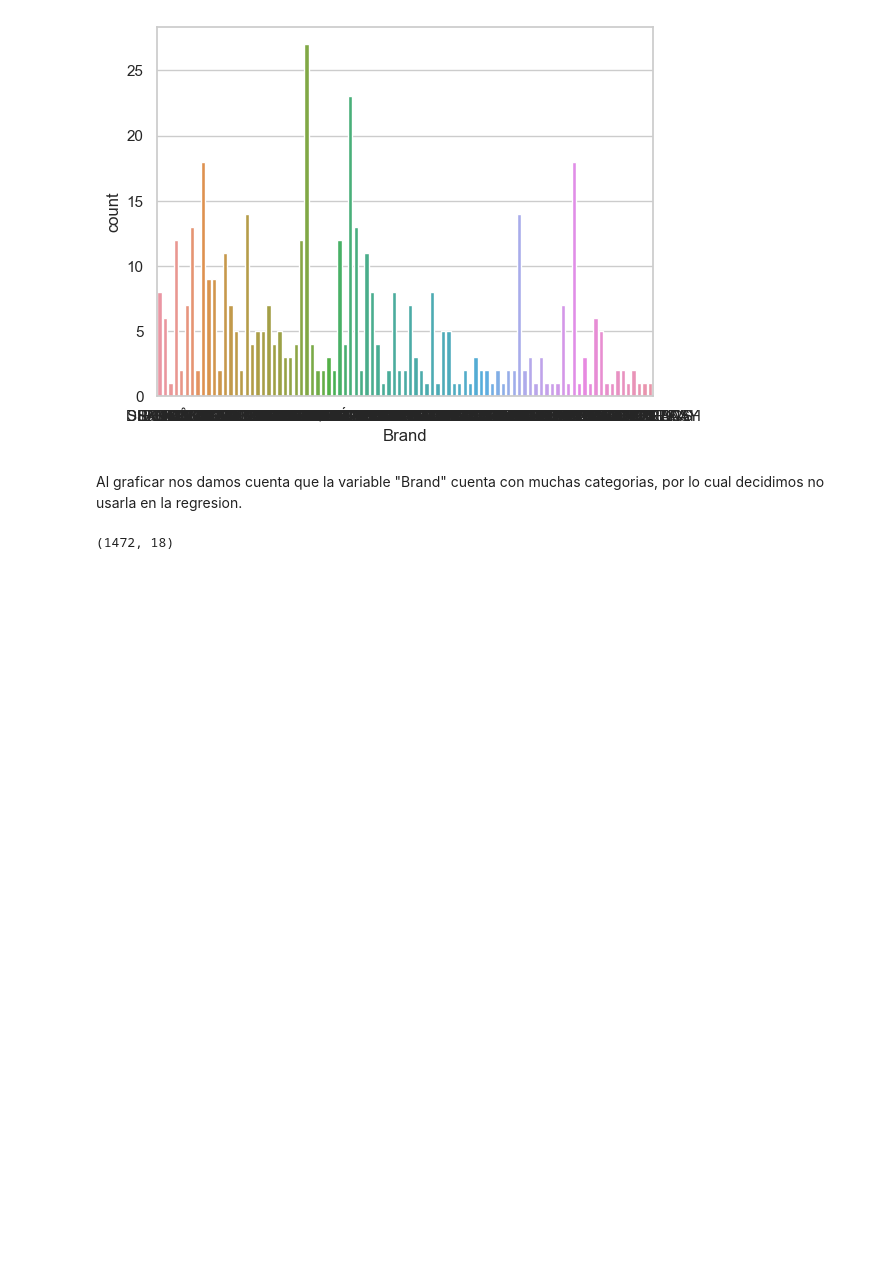
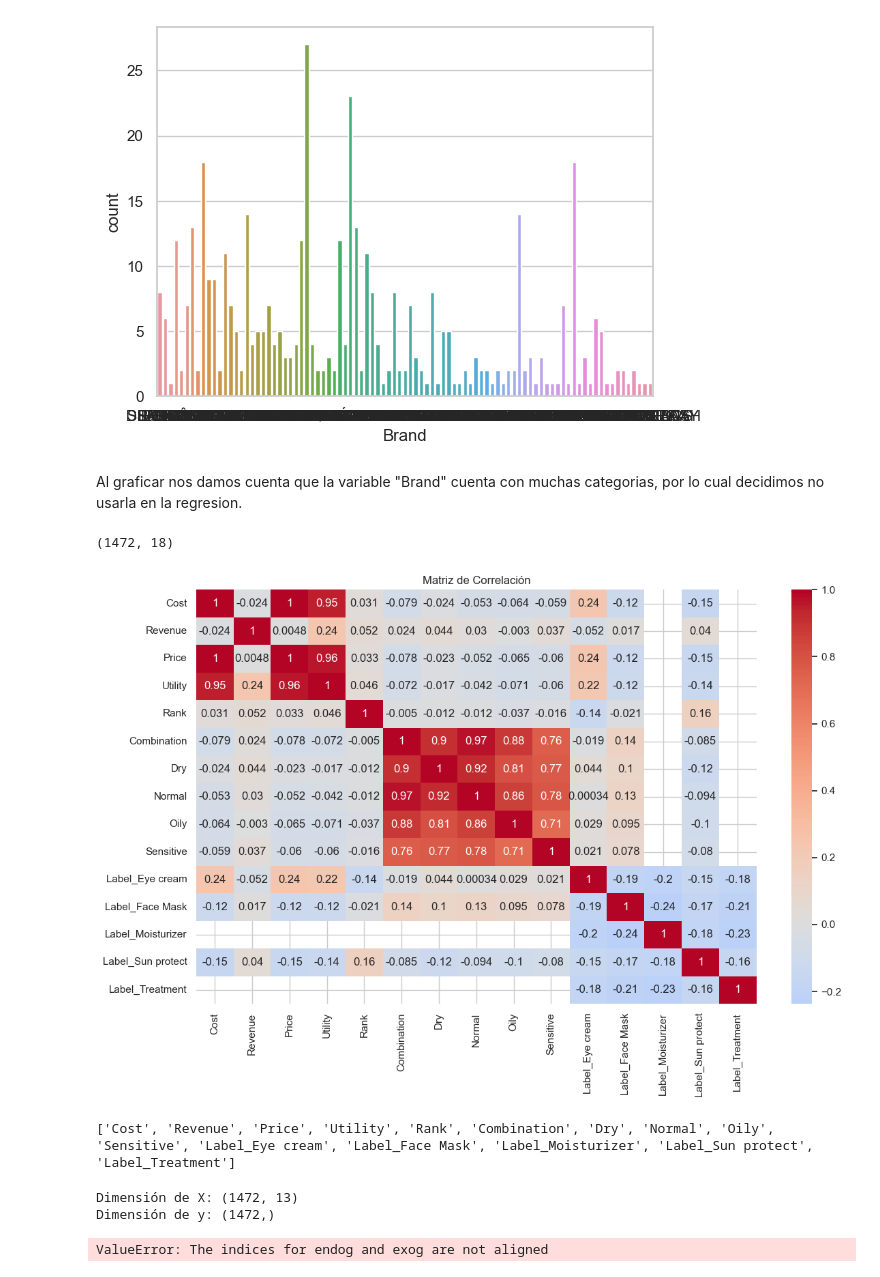
Before and after one commit to td2USA-20232/grupo2, a Jupyter notebook: Caso_uno_p_q.ipynb, the cells around one changed output. Saved outputs shown, nothing was run; the diff lists cells and outputs as text; code cells hidden in the pictures; blank space fills up the shorter version.

Commit message:
intento regresion corta + matriz de correlacion

```diff
--- a/Caso_uno_p_q.ipynb
+++ b/Caso_uno_p_q.ipynb
@@ -392,3 +392,11 @@ print(new_df.head())
 1026              False            False
 1027              False            False
 1028              False            False
+# %%
+# Lista de columnas dummies
+dummies_columns = ['Label_Eye cream', 'Label_Face Mask', 'Label_Moisturizer', 'Label_Sun protect','Label_Treatment']
+
+# Convierte las columnas de dummies en 0 y 1
+for col in dummies_columns:
+    new_df[col] = new_df[col].astype(int)
+print(new_df.head())
@@ -404,3 +430,60 @@ Al graficar nos damos cuenta que la variable "Brand" cuenta con muchas categoria
 new_df.shape
 # %% [output]
 (1472, 18)
+# %%
+
+# Seleccionar las columnas numéricas
+numeric_columns = new_df.select_dtypes(include=['number'])
+
+# Sobrescribir el DataFrame con las columnas numéricas
+new_df = numeric_columns
+
+# Crear la matriz de correlacion con las variables numericas
+correlation_matrix = new_df.corr()
+
+# Crear la matriz de correlación
+plt.figure(figsize=(12, 8))
+sns.heatmap(correlation_matrix, annot=True, cmap='coolwarm', center=0)
+plt.title('Matriz de Correlación')
+plt.tight_layout()
+plt.show()
+# %% [output]
+[figure, added]
+# %%
+column_titles = new_df.columns.tolist()
+
+print(column_titles)
+# %% [output]
+['Cost', 'Revenue', 'Price', 'Utility', 'Rank', 'Combination', 'Dry', 'Normal', 'Oily', 'Sensitive', 'Label_Eye cream', 'Label_Face Mask', 'Label_Moisturizer', 'Label_Sun protect', 'Label_Treatment']
+# %%
+import pandas as pd
+import statsmodels.api as sm
+
+# Supongamos que 'new_df' es tu DataFrame y contiene las variables mencionadas
+
+# Definir las variables independientes y la variable dependiente
+X = new_df[[
+ 'Utility', 'Rank', 'Combination', 'Dry', 'Normal', 'Oily', 'Sensitive',  'Label_Eye cream', 'Label_Face Mask', 'Label_Moisturizer', 'Label_Sun protect', 'Label_Treatment'
+]]
+X = sm.add_constant(X)  # Agregar una constante (intercepto) b0
+y = new_df['Price']
+
+# Supongamos que 'X' y 'y' son tus matrices y vectores respectivamente
+print("Dimensión de X:", X.shape)
+print("Dimensión de y:", y.shape)
+
+# Eliminar filas con valores faltantes en X y y
+X = X.dropna()
+y = y.dropna()
+
+# Ajustar el modelo de regresión lineal
+modelo = sm.OLS(y, X).fit()
+
+# Obtener los resultados de la regresión
+resultados = modelo.summary()
+
+print(resultados)
+# %% [output]
+Dimensión de X: (1472, 13)
+Dimensión de y: (1472,)
+ValueError: The indices for endog and exog are not aligned
```
Also changed, not shown: parts of 5 cells of this notebook.
